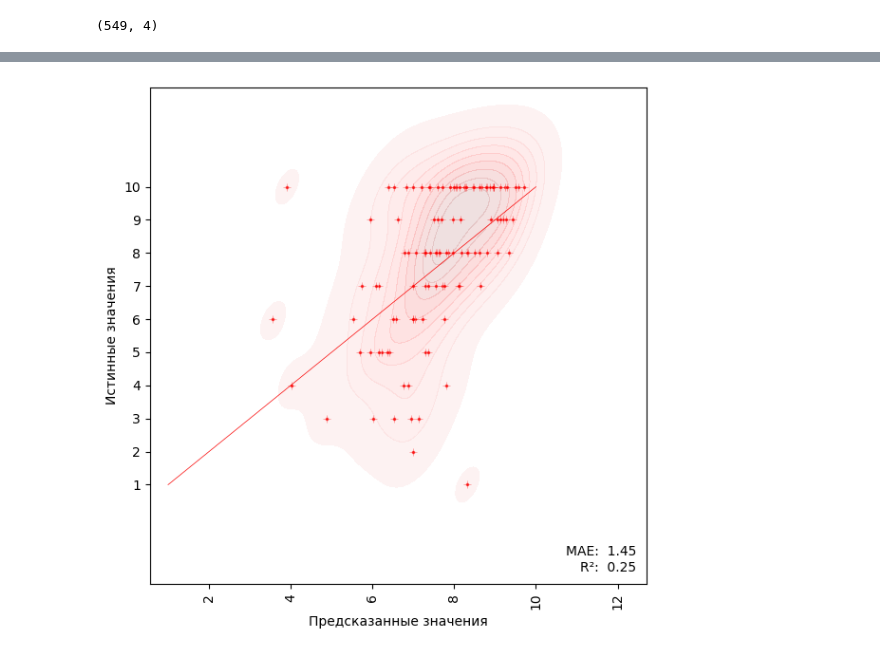
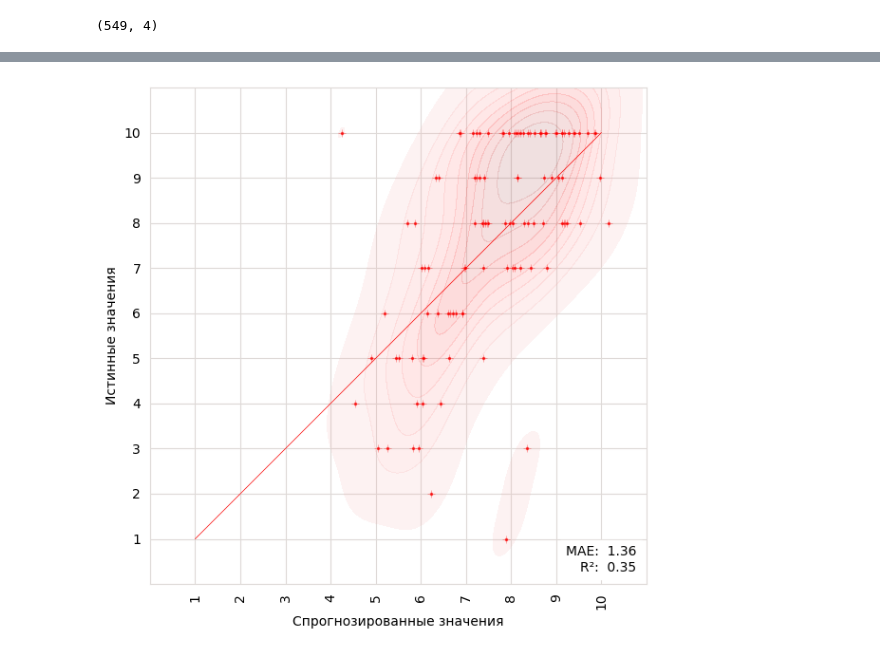
Before and after one commit to eilyich/Kinotochka_model_dev, a Jupyter notebook: model/model_dev_notebook.ipynb, the cells around one changed output, grey strips where cells are left out. Saved outputs shown, nothing was run; the diff lists cells and outputs as text; code cells hidden in the pictures.

```diff
--- a/model/model_dev_notebook.ipynb
+++ b/model/model_dev_notebook.ipynb
@@ -167,2 +282,0 @@ fixed_data = pd.DataFrame(preprocessor_st1.transform(data), columns=new_columns_
-# %%
-data_metrics_json = kh.data_metrics(mode='load')
@@ -175,15 +493,29 @@ X_train_raw, X_test_raw, y_train, y_test = train_test_split(
     test_size=.2
 )
 # %%
+# Создание препроцессора второго этапа (preprocessor_st2) для дополнительной предобработки данных:
+# - Преобразование категориальных колонок в one-hot кодирование с удалением первой колонки
+# - Масштабирование числовых колонок в диапазоне [0, 1] (MinMaxScaler)
+# Все остальные колонки, которые не были указаны в `transformers`, будут переданы без изменений.
+
 preprocessor_st2 = ColumnTransformer(
         transformers=[
-            ('ohe_features', OneHotEncoder(sparse=False, drop='first'), ohe_encoding_columns),
-            ('numerical_features', MinMaxScaler(), numerical_encoding_columns),
+
+            ('ohe_features',
+             OneHotEncoder(sparse=False, drop='first'),
+             ohe_encoding_columns),                       # One-hot кодирование для категориальных колонок
+
+            ('numerical_features',
+             MinMaxScaler(),
+             numerical_encoding_columns),                  # Масштабирование для числовых колонок
+
         ],
         remainder='passthrough'
     )
 # %%
-preprocessor_st2.fit(fixed_data.drop('rate', axis=1))
+# Применение второго препроцессора (обучение на X_train или на всех данных)
+preprocessor_st2.fit(X_train_raw)
+# preprocessor_st2.fit(fixed_data.drop('rate', axis=1))
 
 X_train = pd.DataFrame(preprocessor_st2.transform(X_train_raw))
 X_test = pd.DataFrame(preprocessor_st2.transform(X_test_raw))
@@ -260,0 +651,7 @@ X_test = prepare_data(X_test)
+# %%
+for i, j in zip(X_train, X_test):
+    print(i[:5], '...')
+    print(i.shape)
+    print(j[:5], '...')
+    print(j.shape)
+    print()
@@ -502,41 +1056,40 @@ sns.kdeplot(y=y_test,
               x=preds, fill=True, color='#fa0000', alpha=.15)
 
 sns.scatterplot(y=y_test,
               x=preds,
               s=30, color='#fa0000', marker=".", alpha=.8)
 
 sns.scatterplot(y=y_test,
               x=preds,
               s=30, color='#fa0000', marker="+", alpha=.5)
 
-
-plt.xlabel('Предсказанные значения')
+plt.xlabel('Спрогнозированные значения')
 plt.ylabel('Истинные значения')
 plt.xticks(rotation=90)
 
-plt.xlim([preds.min() - 3, preds.max() + 3])
-plt.ylim([y_test.min() - 3, y_test.max() + 3])
-
+plt.xlim([0, 11])
+plt.ylim([0, 11])
 
 
 local_mae = mean_absolute_error(y_test, preds)
 mae_text = f'MAE:  {local_mae:.2f}'
 
 
 local_r2 = r2_score(y_test, preds)
 r2_text = f'R²:  {local_r2:.2f}'
 
-
-plt.yticks([i for i in range(1, 11)], [j for j in range(1, 11)])
+target_ticks = [i for i in range(1, 11)]
+plt.yticks(target_ticks, target_ticks)
+plt.xticks(target_ticks, target_ticks)
 plt.text(x=0.98, y=0.02, ha='right', va='bottom', backgroundcolor='white',
          s= mae_text + '\n' + r2_text,
          transform=ax.transAxes)
 
 plt.tight_layout()
 plt.show()
 plt.close()
 # %% [output]
-[figure, old version]
+[figure, new version]
 # %%
 df_preds = pd.DataFrame({'true': y_test, 'preds_raw': preds})
 df_preds['preds'] = df_preds.apply(lambda x: int(round(x['preds_raw'], 0)), axis=1)
```
Also changed, not shown: parts of 46 cells of this notebook, 3 other files.
